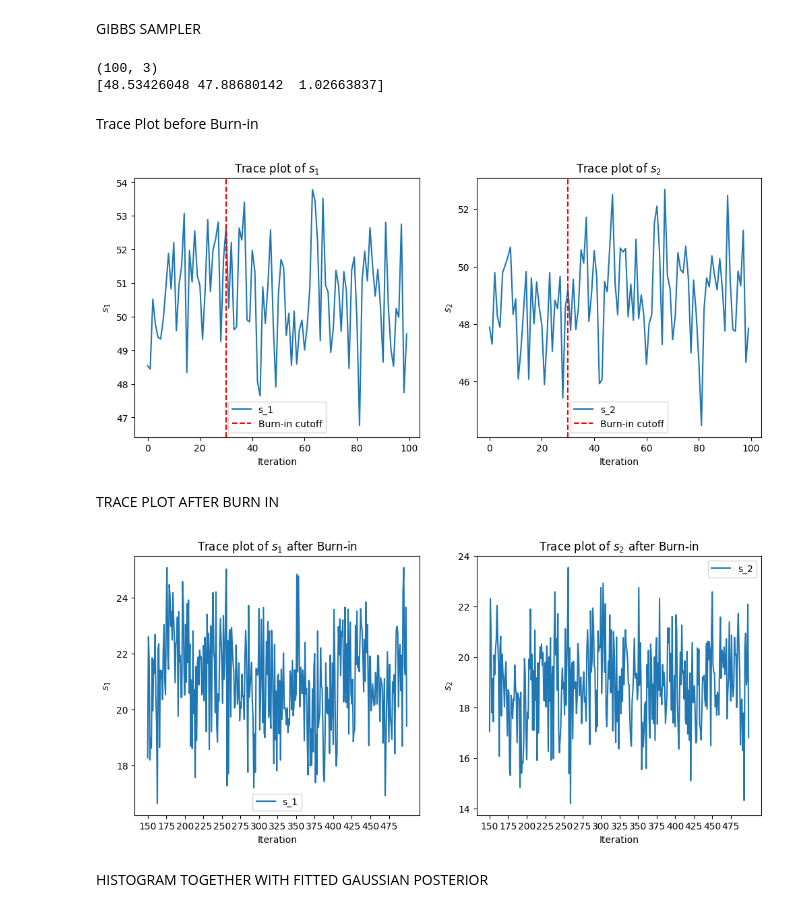
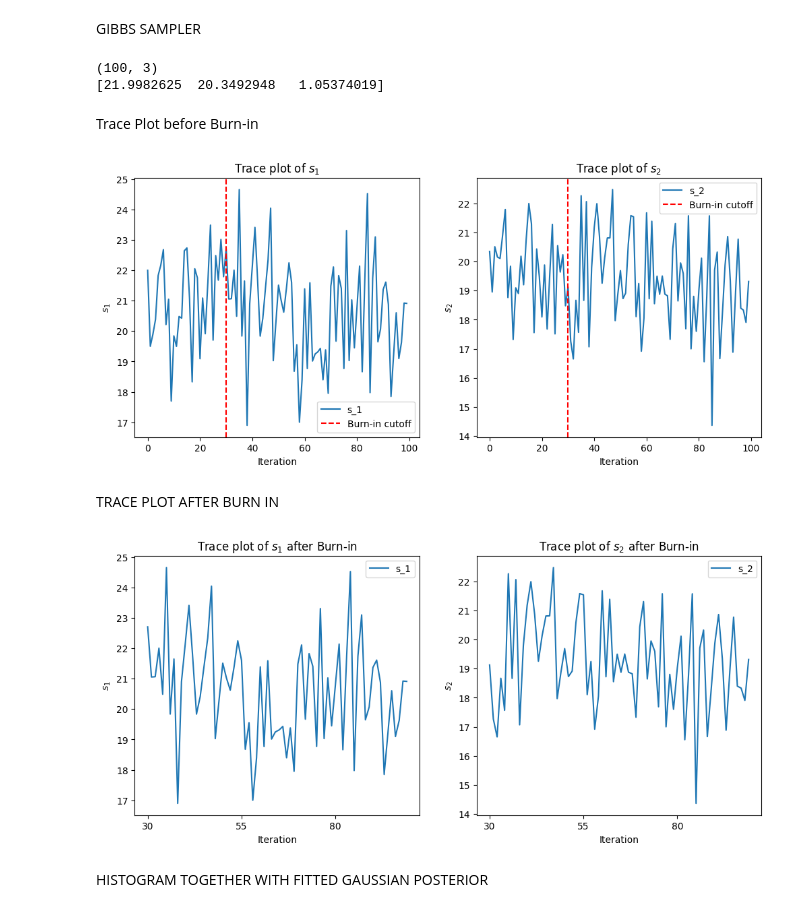
Before and after one commit to moniba-ravan/ranking-system, a Jupyter notebook: gibbssampler.ipynb, the cells around one changed output. Drawn from its saved outputs; the diff is of its cells as text; code cells hidden in the pictures.

```diff
--- a/gibbssampler.ipynb
+++ b/gibbssampler.ipynb
@@ -22,7 +21,7 @@ def truncated_normal(mean, std, lower, upper):
     return truncnorm.rvs(a, b, loc=mean, scale=std)
 # %%
 # Gibbs Sampler
-def gibbs_sampler(y, iterations=iterations):
+def gibbs_sampler(y, iterations):
     # Initialize t
     if y == 1:
         t = np.abs(np.random.randn())
@@ -67,7 +66,7 @@ def gibbs_sampler(y, iterations=iterations):
     return np.array(samples)
 # %%
 # Example execution of the sampler for y = 1
-samples = gibbs_sampler(y=1)
+samples = gibbs_sampler(y=1, iterations)
 
 # Extract s_1, s_2, and t samples
 s_1_samples, s_2_samples, t_samples = samples[:, 0], samples[:, 1], samples[:, 2]
@@ -78,10 +77,12 @@ print(samples[0])
 #s_1_samples, s_2_samples, t_samples
 # %% [output]
 (100, 3)
-[48.53426048 47.88680142  1.02663837]
+[21.9982625  20.3492948   1.05374019]
 # %% [markdown]
 Trace Plot before Burn-in
 # %%
+burn_in = int(0.3 * iterations)
+
 # Trace plots to determine the burn-in period
 plt.figure(figsize=(12, 5))
 plt.subplot(1, 2, 1)
@@ -101,33 +102,38 @@ plt.ylabel("$s_2$")
 plt.legend()
 plt.show()
 # %% [output]
-[figure, old version]
+[figure, new version]
 # %% [markdown]
 TRACE PLOT AFTER BURN IN
+# %%
+s_1_filtered = s_1_samples[burn_in:]
+s_2_filtered = s_2_samples[burn_in:]
+
+skills_filtered = np.column_stack((s_1_filtered, s_2_filtered))
 # %%
 # Trace plots to show iterations after burn-in period
 plt.figure(figsize=(12, 5))
 
 # Plot for s_1 after burn-in
 plt.subplot(1, 2, 1)
-plt.plot(s_1_samples[burn_in:], label="s_1")  # Plotting from burn_in onwards
+plt.plot(s_1_filtered, label="s_1")  # Plotting from burn_in onwards
 plt.title("Trace plot of $s_1$ after Burn-in")
 plt.xlabel("Iteration")
 plt.ylabel("$s_1$")
 plt.xticks(ticks=np.arange(0, len(s_1_samples[burn_in:]), step=25), labels=np.arange(burn_in, len(s_1_samples), step=25))  # X-Achse anpassen
 plt.legend()
 
 # Plot for s_2 after burn-in
 plt.subplot(1, 2, 2)
-plt.plot(s_2_samples[burn_in:], label="s_2")  # Plotting from burn_in onwards
+plt.plot(s_2_filtered, label="s_2")  # Plotting from burn_in onwards
 plt.title("Trace plot of $s_2$ after Burn-in")
 plt.xlabel("Iteration")
 plt.ylabel("$s_2$")
 plt.xticks(ticks=np.arange(0, len(s_2_samples[burn_in:]), step=25), labels=np.arange(burn_in, len(s_2_samples), step=25))  # X-Achse anpassen
 plt.legend()
 
 plt.show()
 # %% [output]
-[figure, old version]
+[figure, new version]
 # %% [markdown]
 HISTOGRAM TOGETHER WITH FITTED GAUSSIAN POSTERIOR
```
Also changed, not shown: parts of 12 cells of this notebook.
